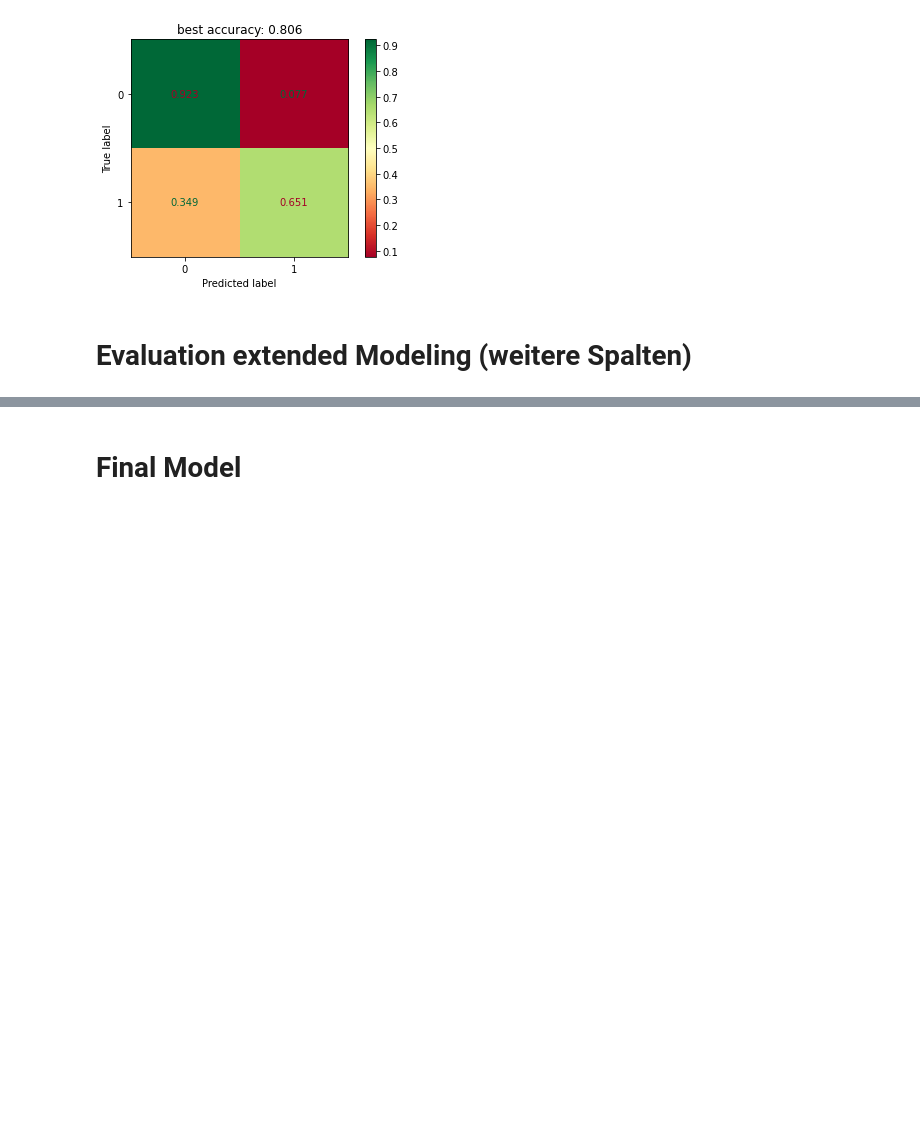
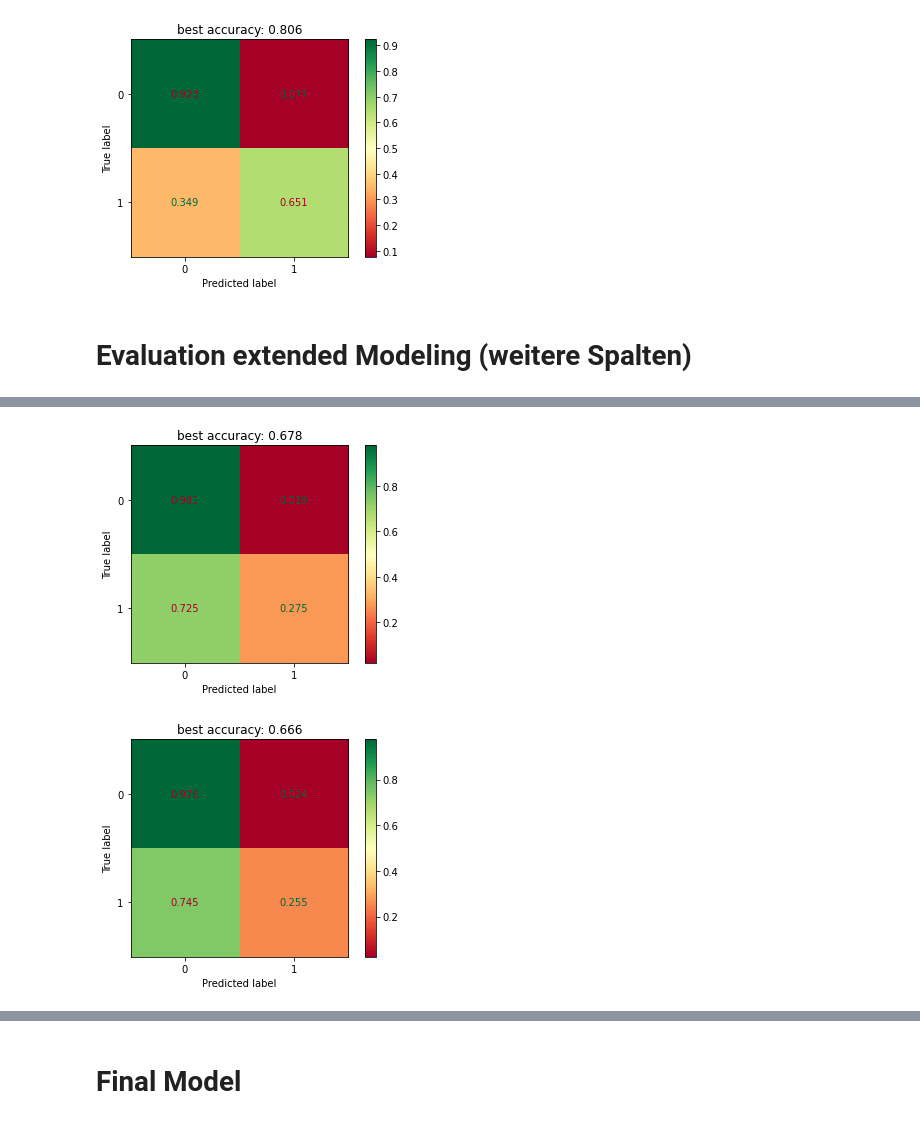
Before and after one commit to TTD-JPO/TDD-project, a Jupyter notebook: Main_TweetDisasterDetection.ipynb, the cells around one changed output, grey strips where cells are left out. Saved outputs shown, nothing was run; the diff lists cells and outputs as text; code cells hidden in the pictures; blank space fills up the shorter version.

```diff
--- a/Main_TweetDisasterDetection.ipynb
+++ b/Main_TweetDisasterDetection.ipynb
@@ -499,0 +484,7 @@ Wall time: 426 ms
+# %%
+# next try
+pipe = make_pipeline(CountVectorizer(), LogisticRegression())
+%time my_fit_cm(df, pipe, 'loc_gpe', "target")
+# %% [output]
+[figure, added]
+[figure, added]
```
Also changed, not shown: parts of 10 cells of this notebook.
